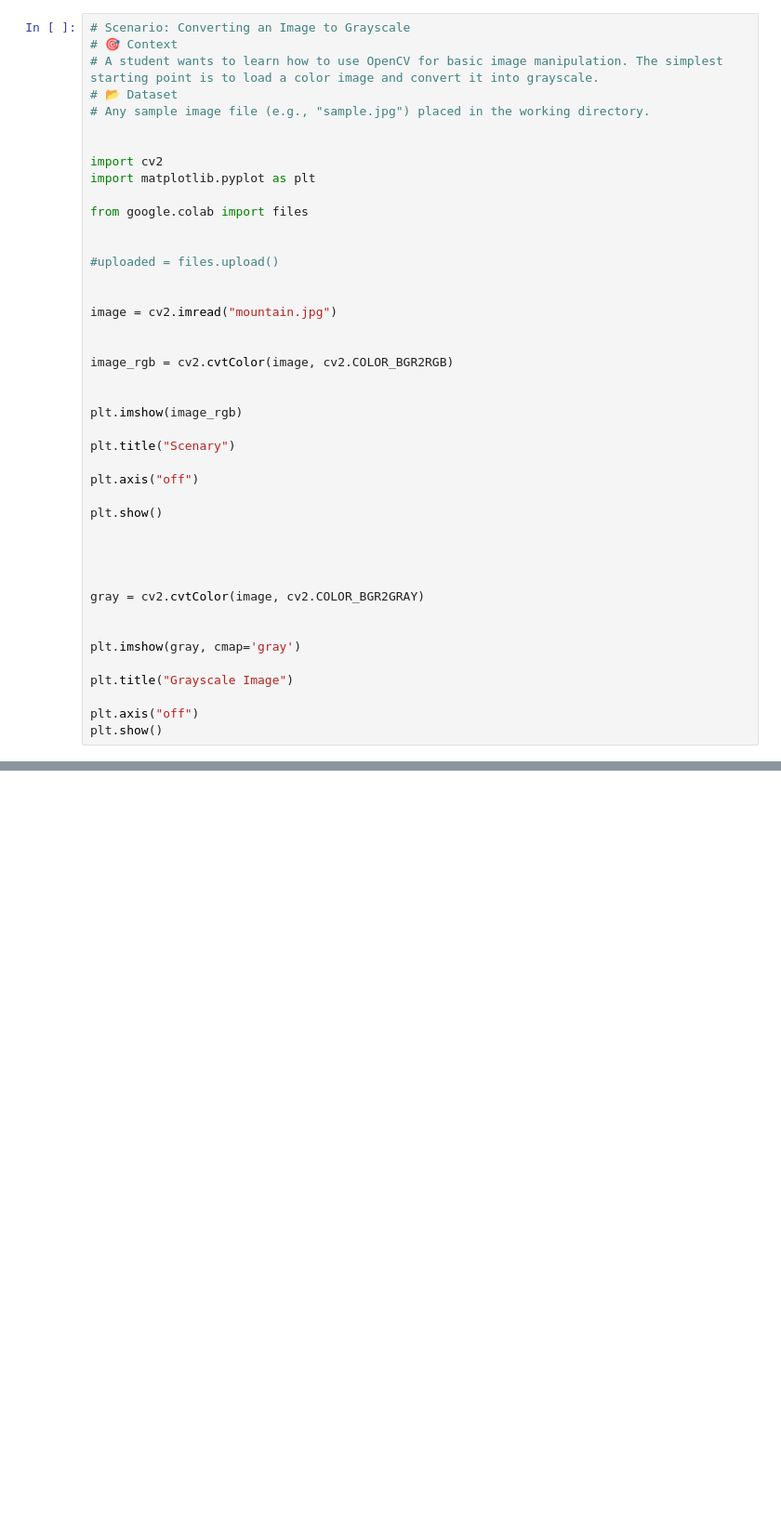
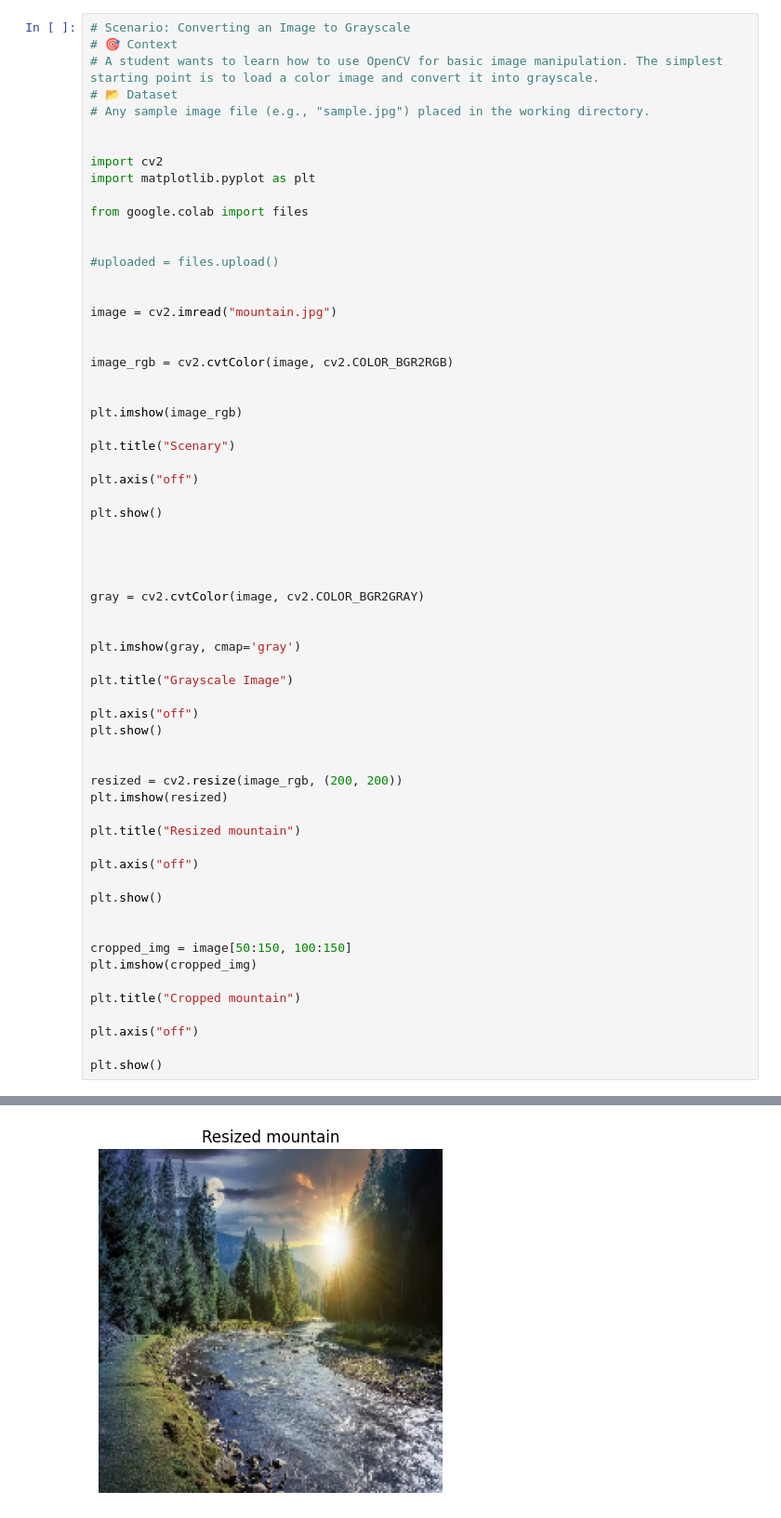
Before and after one commit to himabindusgs-svg/LinearRegression, a Jupyter notebook: Image_Example.ipynb, the cells around one changed output, grey strips where cells are left out. Shown at 93% size. Saved outputs shown, nothing was run; the diff lists cells and outputs as text; blank space fills up the shorter version.

```diff
--- a/Image_Example.ipynb
+++ b/Image_Example.ipynb
@@ -19,30 +19,51 @@ from google.colab import files
 
 image = cv2.imread("mountain.jpg")
 
 
 image_rgb = cv2.cvtColor(image, cv2.COLOR_BGR2RGB)
 
 
 plt.imshow(image_rgb)
 
 plt.title("Scenary")
 
 plt.axis("off")
 
 plt.show()
 
 
 
 
 gray = cv2.cvtColor(image, cv2.COLOR_BGR2GRAY)
 
 
 plt.imshow(gray, cmap='gray')
 
 plt.title("Grayscale Image")
 
 plt.axis("off")
 plt.show()
+
+
+resized = cv2.resize(image_rgb, (200, 200))
+plt.imshow(resized)
+
+plt.title("Resized mountain")
+
+plt.axis("off")
+
+plt.show()
+
+
+cropped_img = image[50:150, 100:150]
+plt.imshow(cropped_img)
+
+plt.title("Cropped mountain")
+
+plt.axis("off")
+
+plt.show()
 # %% [output]
 [figure]
 [figure]
+[figure, added]
```
Also changed, not shown: parts of 1 cell of this notebook.
